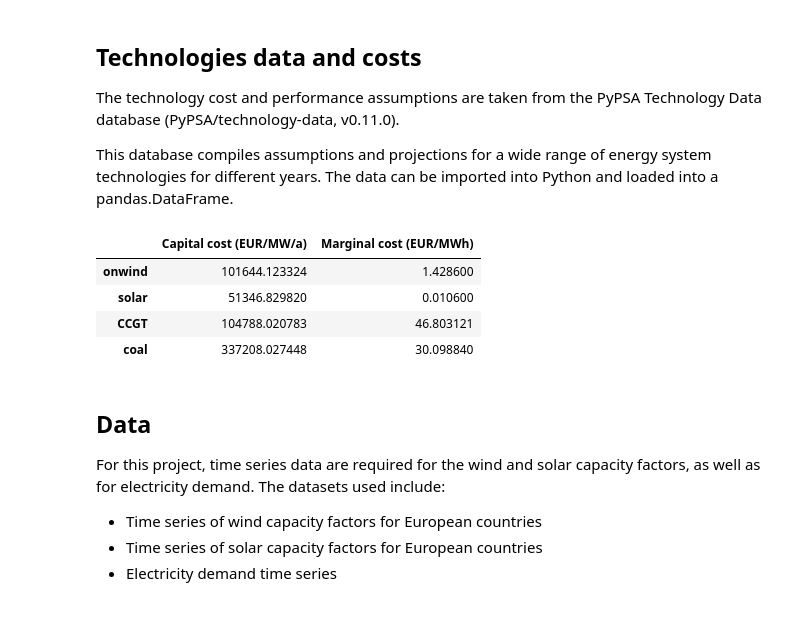
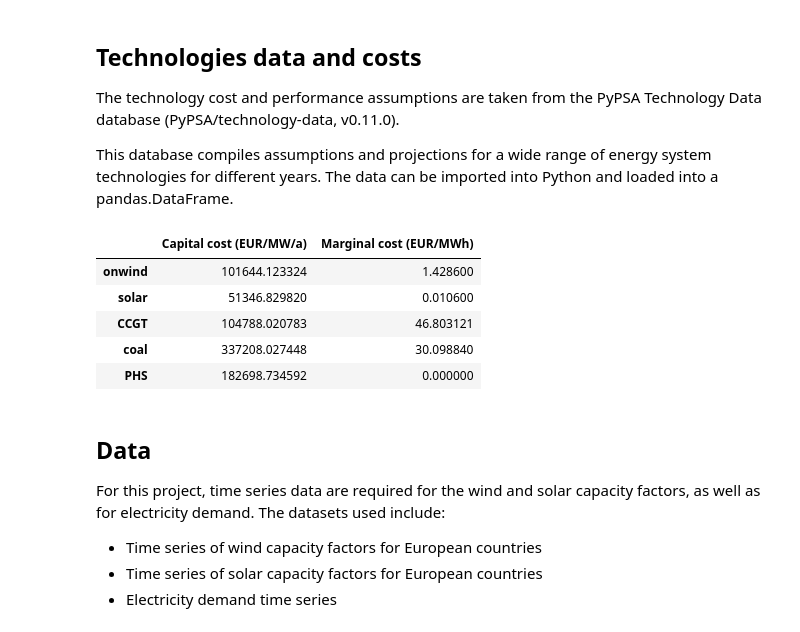
Before and after one commit to martaibaiao/integrated-energy-grids_project, a Jupyter notebook: project_part1.ipynb, the cells around one changed output. Saved outputs shown, nothing was run; the diff lists cells and outputs as text; code cells hidden in the pictures.

```diff
--- a/project_part1.ipynb
+++ b/project_part1.ipynb
@@ -54,22 +54,23 @@ annuity = costs.apply(lambda x: annuity(x["discount rate"], x["lifetime"]), axis
 #calculate capital cost
 costs["capital_cost"] = (annuity + costs["FOM"] / 100) * costs["investment"]
 # %%
-technologies = ["onwind", "solar", "CCGT", "coal"]
+technologies = ["onwind", "solar", "CCGT", "coal", "PHS"]
 
 data = {
     "Capital cost (EUR/MW/a)": [costs.at[t, "capital_cost"] for t in technologies],
     "Marginal cost (EUR/MWh)": [costs.at[t, "marginal_cost"] for t in technologies],
 }
 
 cost_table = pd.DataFrame(data, index=technologies)
 
 cost_table
 # %% [output]
 |  | Capital cost (EUR/MW/a) | Marginal cost (EUR/MWh) |
 | onwind | 101644.123324 | 1.428600 |
 | solar | 51346.829820 | 0.010600 |
 | CCGT | 104788.020783 | 46.803121 |
 | coal | 337208.027448 | 30.098840 |
+| PHS | 182698.734592 | 0.000000 |
 # %% [markdown]
 ## Data
 For this project, time series data are required for the wind and solar capacity factors, as well as for electricity demand. The datasets used include:
```
Also changed, not shown: parts of 16 cells of this notebook.
